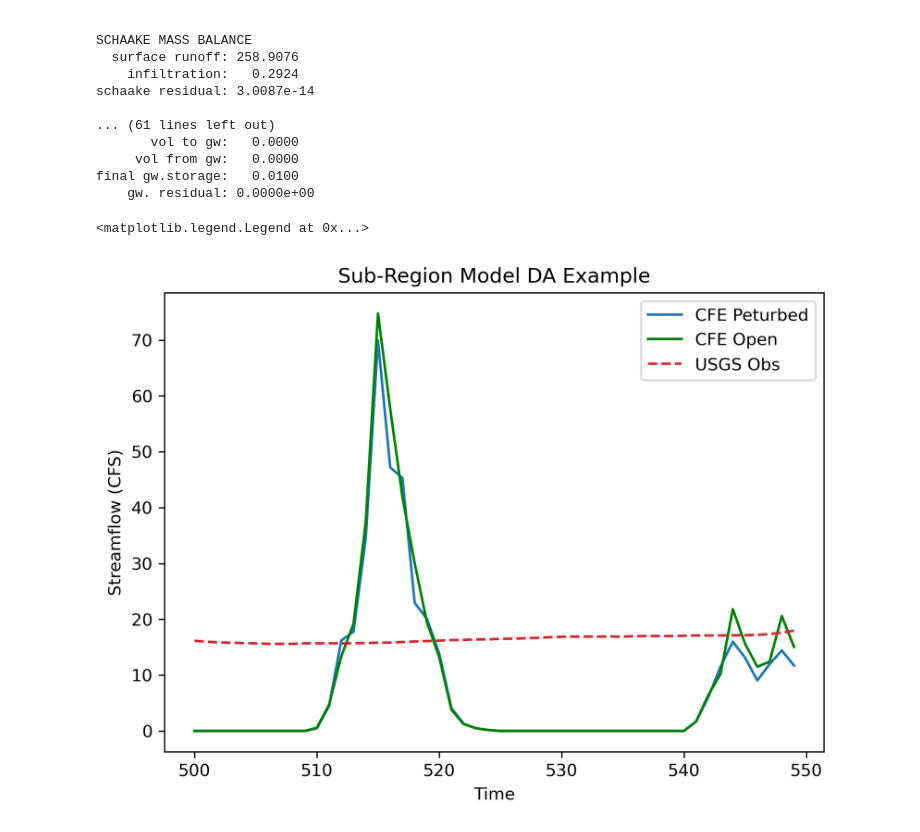
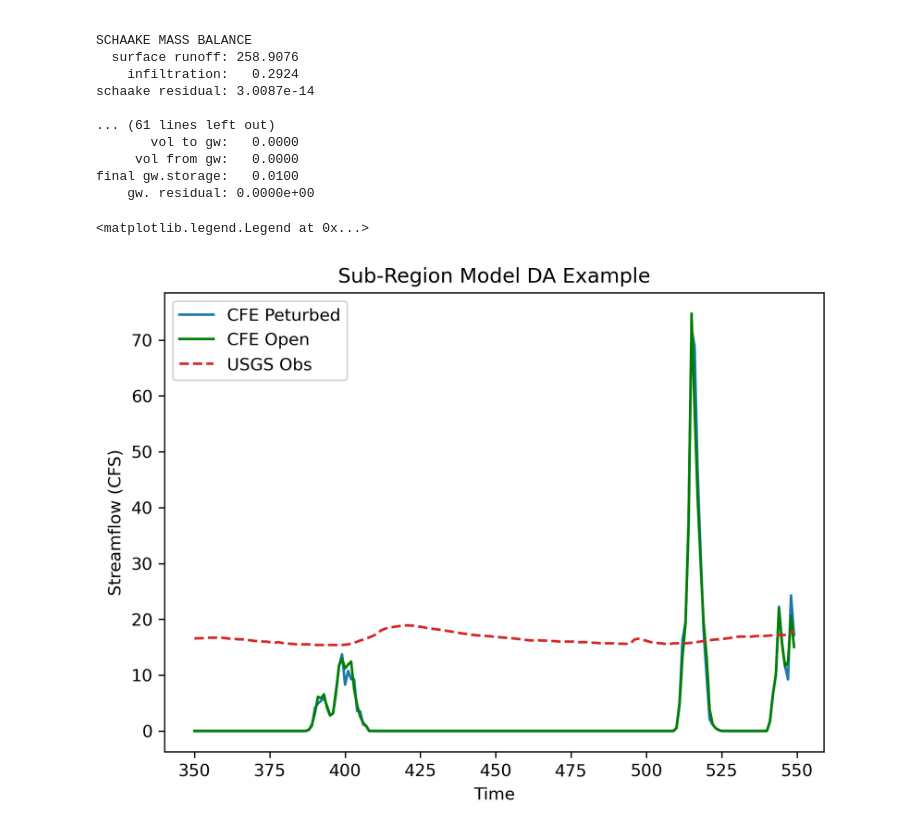
Before and after one commit to zbutler33/NextGen---The-Simulators-, a Jupyter notebook: Toy_Model/Toymodel_V2.ipynb, the cells around one changed output. Cells and saved outputs as stored; diff of their text form; code cells hidden in the pictures.

```diff
--- a/Toy_Model/Toymodel_V2.ipynb
+++ b/Toy_Model/Toymodel_V2.ipynb
@@ -35,7 +35,7 @@ print(bmi_usgs)
 cfe_open = bmi_cfe.BMI_CFE()
 cfe_peturbed = bmi_cfe_peturb.BMI_CFE()
 cfe_analysis = bmi_cfe_statevars.BMI_CFE() #true model in the end
-#enkf = Bmi_da_ENKF.EnsembleKalmanFilter()
+enkf = Bmi_da_ENKF_forSBMI.EnKF_wrap()
 usgs = bmi_usgs.BMI_USGS()
 # %%
 ## Initialize the BMI's
@@ -118,8 +120,11 @@ for i, precip in enumerate(df_forcing['APCP_surface']): #i is
     cfePeturbed.append(outflow_peturb_mean) #for plotting
 
     # Set EnKF value to usgs, mean, and covariance. Get value from it then
-    #enkf.set_value(obs, outflow_peturb_mean, outflow_peturb_covar)
-    #state_transition = enkf.get_value('What are we getting?')
+    enkf.set_value('x', outflow_peturb_mean)
+    enkf.set_value('P', outflow_peturb_covar)
+    enkf.set_value('z', obs)
+
+    #state_transition = enkf.get_value('Flow')
 
     # Set value for CFE analysis to get true streamflow. Update then
     #cfe_analysis.set_value(state_transition)
@@ -154,22 +159,22 @@ schaake residual: 3.0087e-14
 final gw.storage:   0.0100
     gw. residual: 0.0000e+00
 # %%
-istart_plot=500
+istart_plot=350
 iend_plot=550
 x = list(range(istart_plot, iend_plot))
 
 fig = plt.figure(figsize = (7,5), dpi=300)
 
 plt.title('Sub-Region Model DA Example')
 plt.plot(x, cfePeturbed[istart_plot:iend_plot], color = 'tab:blue', label = 'CFE Peturbed')
 plt.plot(x, cfeOpen[istart_plot:iend_plot], color = 'green', label = 'CFE Open')
 plt.plot(x, obs[istart_plot:iend_plot]*10, color = 'tab:red', linestyle='dashed', label = 'USGS Obs')
 plt.ylabel('Streamflow (CFS)')
 plt.xlabel('Time')
 plt.legend()
 # %% [output]
 <matplotlib.legend.Legend at 0x...>
-[figure, old version]
+[figure, new version]
 # %%
 # cfe_open = bmi_cfe()
 # cfe_perturbed = bmi_cfe()
```
Also changed, not shown: parts of 3 cells of this notebook.
